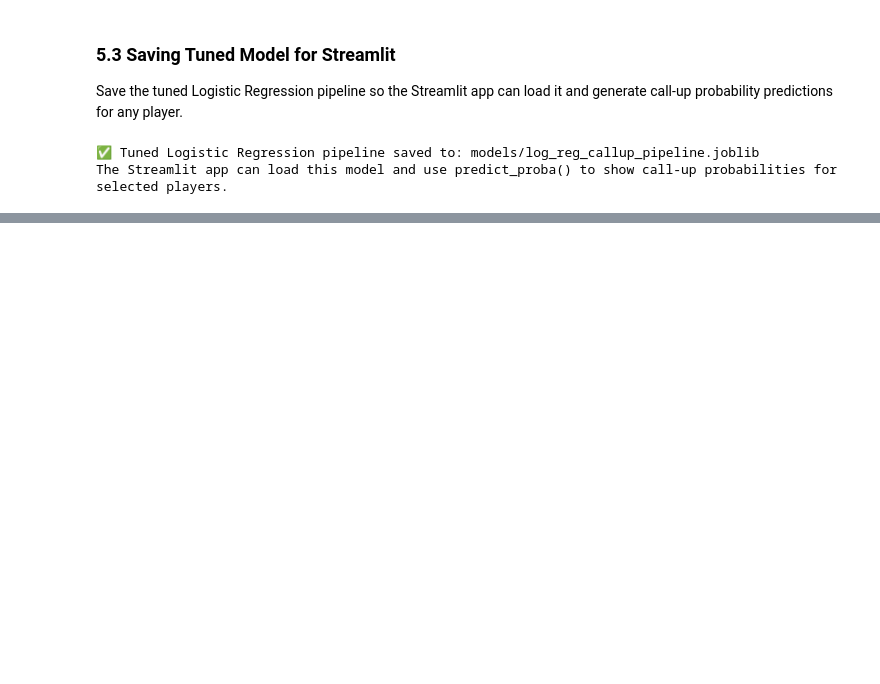
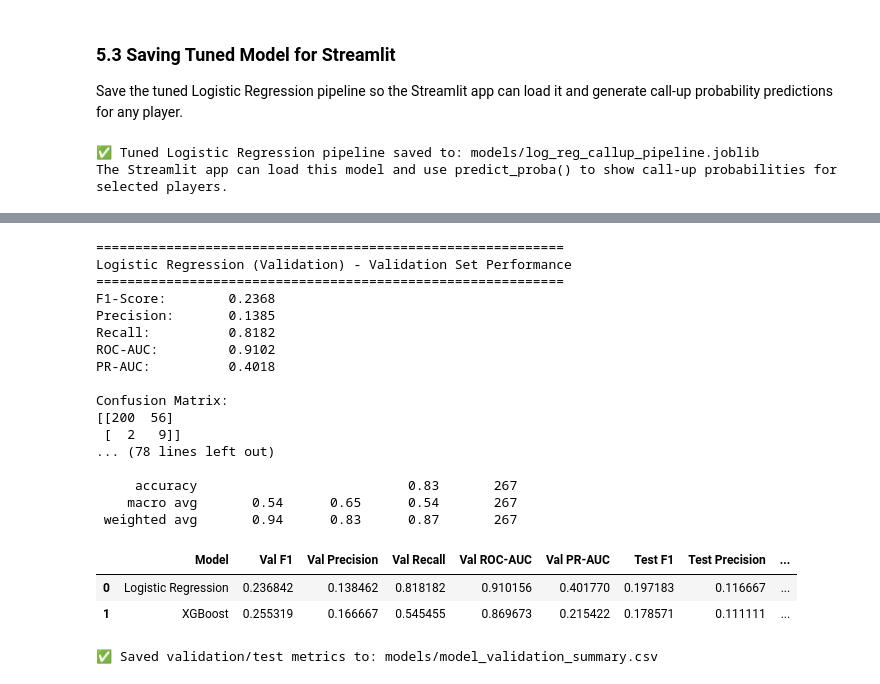
Before and after one commit to anirudh9280/Next-Up, a Jupyter notebook: analysis.ipynb, the cells around one changed output, grey strips where cells are left out. Saved outputs shown, nothing was run; the diff lists cells and outputs as text; code cells hidden in the pictures; blank space fills up the shorter version.

Commit message:
Using both XGBoost and Log Reg in dashboard

```diff
--- a/analysis.ipynb
+++ b/analysis.ipynb
@@ -896,0 +1028,59 @@ The Streamlit app can load this model and use predict_proba() to show call-up pr
+# %%
+# Summarize tuned models on validation/test splits
+summary_rows = []
+
+tuned_models = {
+    "Logistic Regression": best_lr_pipeline,
+    "XGBoost": best_xgb_pipeline
+}
+
+for model_name, estimator in tuned_models.items():
+    val_results = evaluate_model(estimator, X_val, y_val,
+                                 f"{model_name} (Validation)", "Validation")
+    test_results = evaluate_model(estimator, X_test, y_test,
+                                  f"{model_name} (Test)", "Test")
+
+    summary_rows.append({
+        "Model": model_name,
+        "Val F1": val_results['f1'],
+        "Val Precision": val_results['precision'],
+        "Val Recall": val_results['recall'],
+        "Val ROC-AUC": val_results['roc_auc'],
+        "Val PR-AUC": val_results['pr_auc'],
+        "Test F1": test_results['f1'],
+        "Test Precision": test_results['precision'],
+        "Test Recall": test_results['recall'],
+        "Test ROC-AUC": test_results['roc_auc'],
+        "Test PR-AUC": test_results['pr_auc'],
+    })
+
+summary_df = pd.DataFrame(summary_rows)
+display(summary_df)
+
+models_dir = 'models'
+os.makedirs(models_dir, exist_ok=True)
+metrics_path = os.path.join(models_dir, 'model_validation_summary.csv')
+summary_df.to_csv(metrics_path, index=False)
+print(f"✅ Saved validation/test metrics to: {metrics_path}")
+# %% [output]
+============================================================
+Logistic Regression (Validation) - Validation Set Performance
+============================================================
+F1-Score:        0.2368
+Precision:       0.1385
+Recall:          0.8182
+ROC-AUC:         0.9102
+PR-AUC:          0.4018
+
+Confusion Matrix:
+[[200  56]
+ [  2   9]]
+... (78 lines left out)
+
+     accuracy                           0.83       267
+    macro avg       0.54      0.65      0.54       267
+ weighted avg       0.94      0.83      0.87       267
+|  | Model | Val F1 | Val Precision | Val Recall | Val ROC-AUC | Val PR-AUC | Test F1 | Test Precision | ... |
+| 0 | Logistic Regression | 0.236842 | 0.138462 | 0.818182 | 0.910156 | 0.401770 | 0.197183 | 0.116667 | ... |
+| 1 | XGBoost | 0.255319 | 0.166667 | 0.545455 | 0.869673 | 0.215422 | 0.178571 | 0.111111 | ... |
+✅ Saved validation/test metrics to: models/model_validation_summary.csv
```
Also changed, not shown: parts of 5 cells of this notebook, 4 other files.
